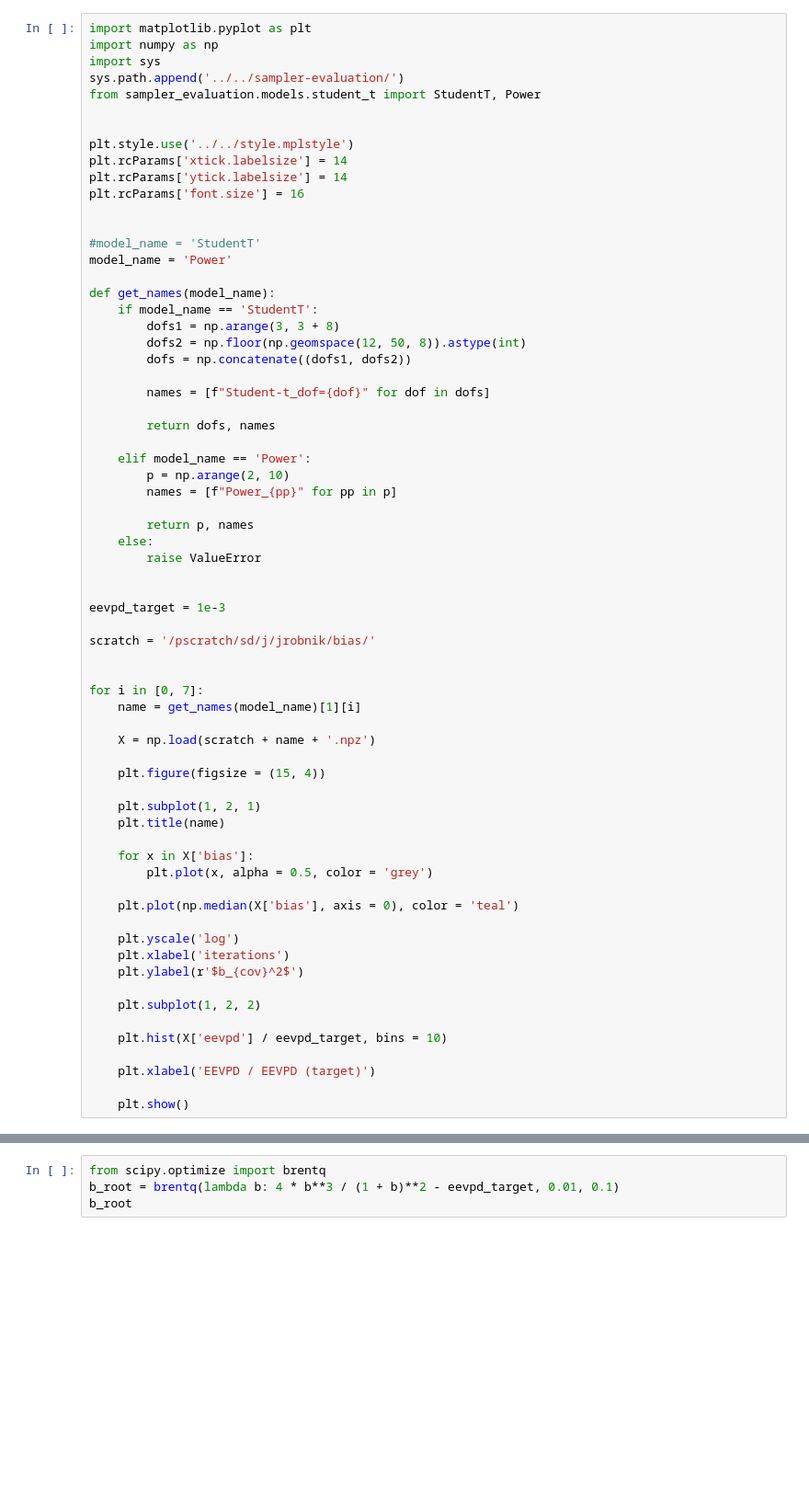
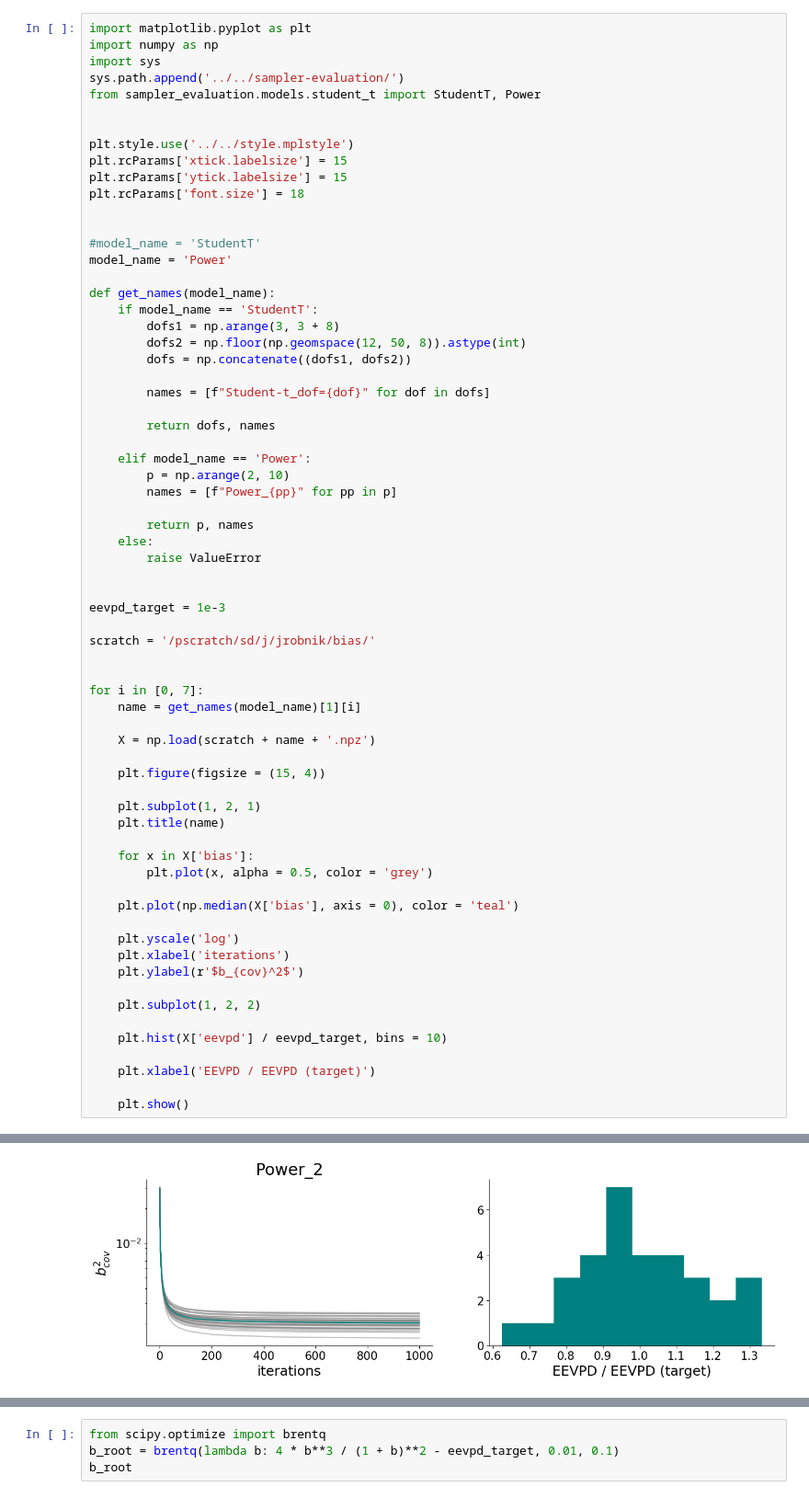
Before and after one commit to reubenharry/sampler-benchmarks, a Jupyter notebook: papers/uHMC/identifying_failure.ipynb, the cells around one changed output, grey strips where cells are left out. Shown at 92% size. Cells and saved outputs as stored; diff of their text form; blank space fills up the shorter version.

```diff
--- a/papers/uHMC/identifying_failure.ipynb
+++ b/papers/uHMC/identifying_failure.ipynb
@@ -7,9 +7,9 @@ from sampler_evaluation.models.student_t import StudentT, Power
 
 
 plt.style.use('../../style.mplstyle')
-plt.rcParams['xtick.labelsize'] = 14
-plt.rcParams['ytick.labelsize'] = 14
-plt.rcParams['font.size'] = 16
+plt.rcParams['xtick.labelsize'] = 15
+plt.rcParams['ytick.labelsize'] = 15
+plt.rcParams['font.size'] = 18
 
 
 #model_name = 'StudentT'
@@ -69,0 +69 @@ EOFError: No data left in file
+[figure, added]
```
Also changed, not shown: parts of 2 cells of this notebook, 2 other files.
